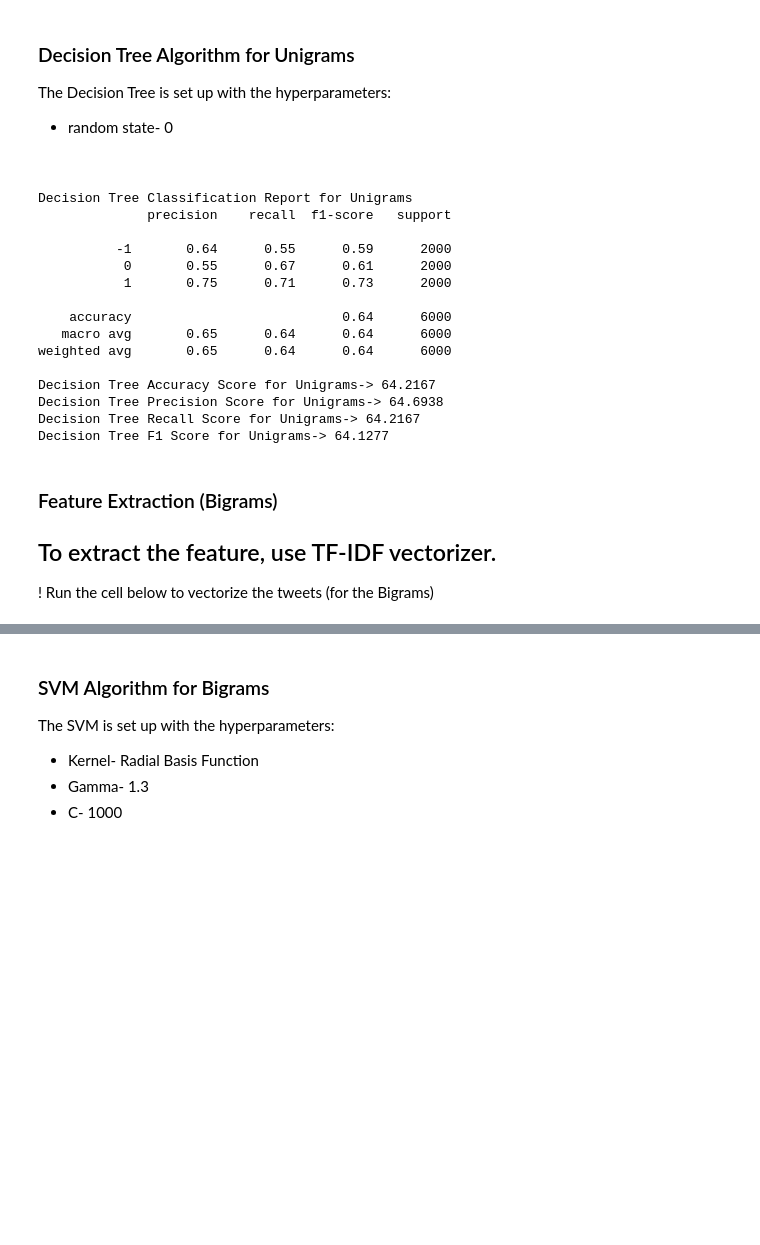
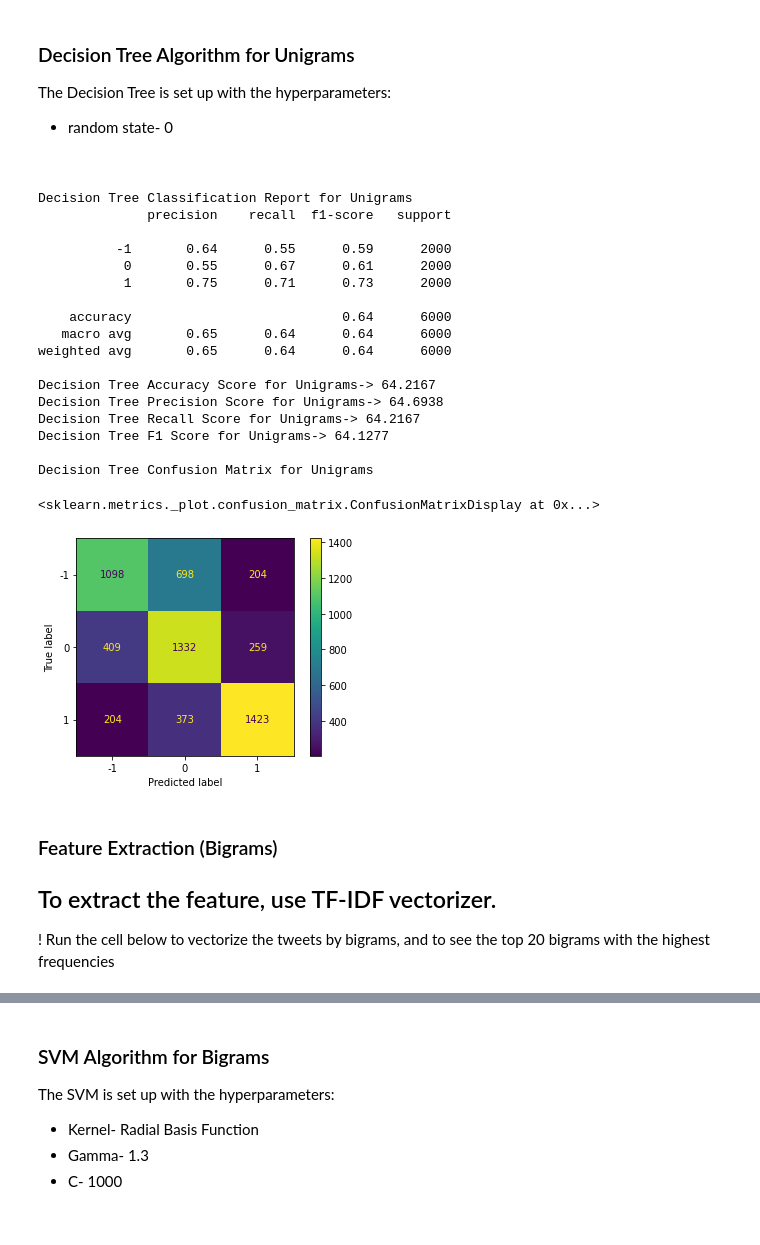
Before and after one commit to Group-Temp/Global-Temperatures, a Jupyter notebook: code/test.ipynb, the cells around one changed output, grey strips where cells are left out. Drawn from its saved outputs; the diff is of its cells as text; code cells hidden in the pictures; blank space fills up the shorter version.

```diff
--- a/code/test.ipynb
+++ b/code/test.ipynb
@@ -321,43 +330,54 @@ The Decision Tree is set up with the hyperparameters:
 # fit the training dataset on the classifier
 dt = DecisionTreeClassifier(random_state=0)
 dt.fit(Train_X_Tfidf, y_train)
+
 # predict the labels on validation dataset
 predictions_DecisionTree = dt.predict(Test_X_Tfidf)
 print("Decision Tree Classification Report for Unigrams")
+
 # Print the classification report
 print(classification_report(y_test,predictions_DecisionTree))
 
 print("Decision Tree Accuracy Score for Unigrams-> ", end="")
 print(round(accuracy_score(predictions_DecisionTree, y_test)*100,4))
 print("Decision Tree Precision Score for Unigrams-> ", end="")
 print(round(precision_score(predictions_DecisionTree, y_test, average='weighted')*100,4))
 print("Decision Tree Recall Score for Unigrams-> ", end="")
 print(round(recall_score(predictions_DecisionTree, y_test, average='weighted')*100,4))
 print("Decision Tree F1 Score for Unigrams-> ", end="")
 print(round(f1_score(predictions_DecisionTree, y_test, average='weighted')*100,4))
+
+print()
+print("Decision Tree Confusion Matrix for Unigrams")
+# Print the confusion matrix
+ConfusionMatrixDisplay.from_estimator(dt, Test_X_Tfidf, y_test)
 # %% [output]
 Decision Tree Classification Report for Unigrams
               precision    recall  f1-score   support
 
           -1       0.64      0.55      0.59      2000
            0       0.55      0.67      0.61      2000
            1       0.75      0.71      0.73      2000
 
     accuracy                           0.64      6000
    macro avg       0.65      0.64      0.64      6000
 weighted avg       0.65      0.64      0.64      6000
 
 Decision Tree Accuracy Score for Unigrams-> 64.2167
 Decision Tree Precision Score for Unigrams-> 64.6938
 Decision Tree Recall Score for Unigrams-> 64.2167
 Decision Tree F1 Score for Unigrams-> 64.1277
+
+Decision Tree Confusion Matrix for Unigrams
+<sklearn.metrics._plot.confusion_matrix.ConfusionMatrixDisplay at 0x...>
+[figure, added]
 # %% [markdown]
 ### Feature Extraction (Bigrams)
 
 To extract the feature, use TF-IDF vectorizer.
 <br>
 ---
-! Run the cell below to vectorize the tweets (for the Bigrams)
+! Run the cell below to vectorize the tweets by bigrams, and to see the top 20 bigrams with the highest frequencies
 # %%
 #To extract the features use TF-IDF vectorizer
 Tfidf_vect = TfidfVectorizer(ngram_range=(2,2)) #Bigrams
```
Also changed, not shown: parts of 13 cells of this notebook, 8 other files.
